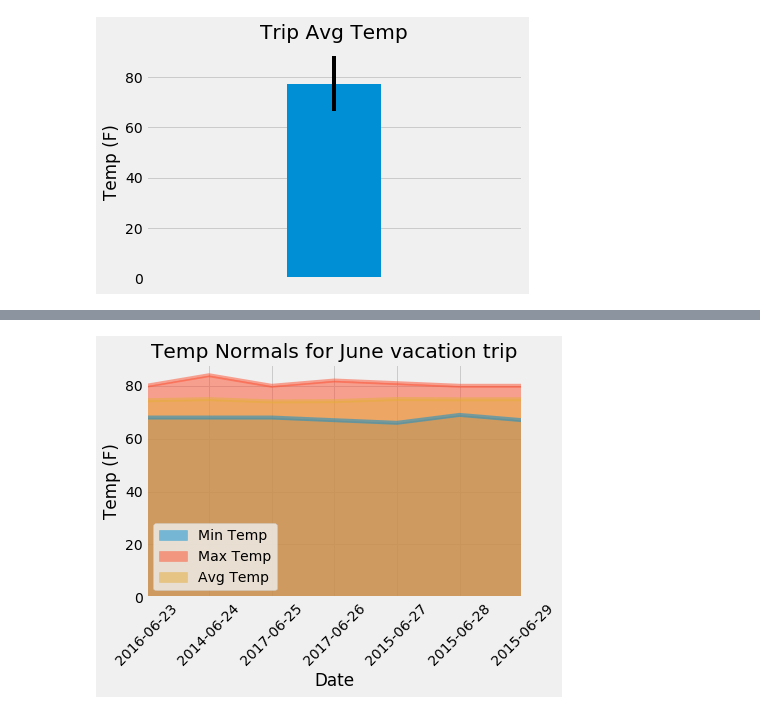
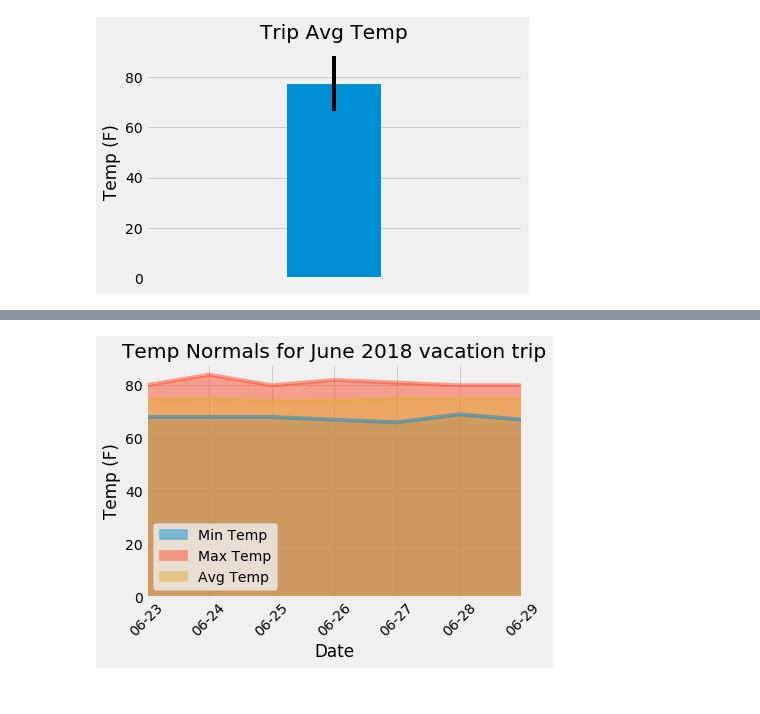
Before and after one commit to johnswier/sqlalchemy-challenge, a Jupyter notebook: Climate_Analysis.ipynb, the cells around one changed output, grey strips where cells are left out. Cells and saved outputs as stored; diff of their text form; code cells hidden in the pictures.

```diff
--- a/Climate_Analysis.ipynb
+++ b/Climate_Analysis.ipynb
@@ -521,8 +522,8 @@ def daily_normals(date):
 
     """
 
-    sel = [Measurement.date, func.min(Measurement.tobs), func.avg(Measurement.tobs), func.max(Measurement.tobs)]
+    sel = [func.min(Measurement.tobs), func.avg(Measurement.tobs), func.max(Measurement.tobs)]
     return sess.query(*sel).filter(func.strftime('%m-%d', Measurement.date) == date).all()
 
-daily_normals("01-01")[0]
+daily_normals("01-02")
 # %% [output]
@@ -544,10 +545,9 @@ normals
 # %%
 normals_data = []
-for date, tmin, tavg, tmax in normals:
-    normals_data.append({"Date": date,
-                        "Min Temp": tmin,
+for tmin, tavg, tmax in normals:
+    normals_data.append({"Min Temp": tmin,
                         "Max Temp": tmax,
                         "Avg Temp": tavg})
 
 normals_df = pd.DataFrame(normals_data)
-normals_df
+normals_df["Date"] = trip_dates_list
@@ -562,0 +554,2 @@ normals_df
+# %%
+normals_df = normals_df.set_index("Date")
@@ -563,10 +568,9 @@ normals_df
 # %%
-#normals_df = normals_df.set_index("Date")
 normals_df.plot.area(stacked = False)
-plt.title("Temp Normals for June vacation trip")
+plt.title("Temp Normals for June 2018 vacation trip")
 plt.ylabel("Temp (F)")
 plt.xticks(rotation = 45)
 plt.xlim(0, 6)
 plt.savefig("Images/Trip_Temp_Normals.png", bbox_inches = "tight")
 # %% [output]
-[figure, old version]
+[figure, new version]
```
Also changed, not shown: parts of 6 cells of this notebook, 2 other files.
